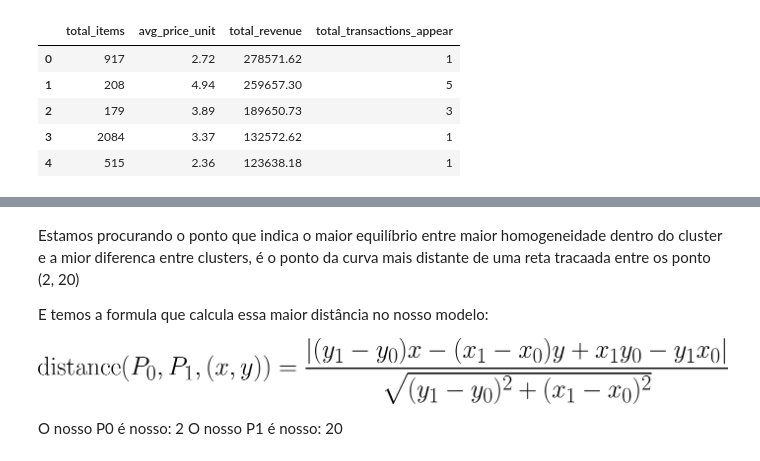
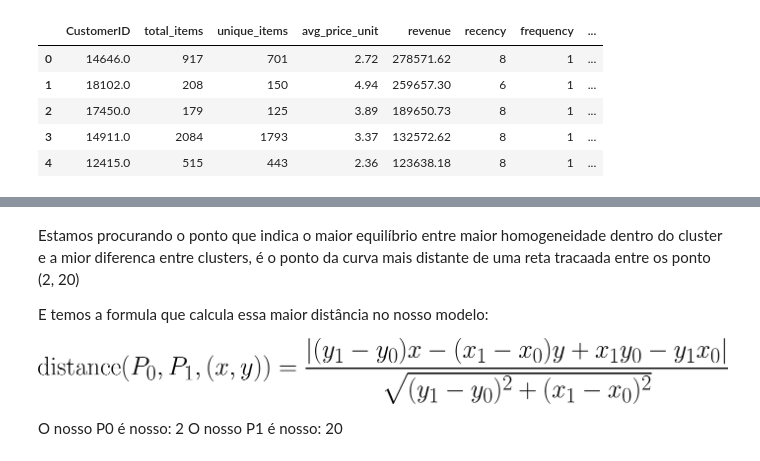
Before and after one commit to will787/retail-e-commerce-evidence, a Jupyter notebook: analytics/client_value.ipynb, the cells around one changed output, grey strips where cells are left out. Saved outputs shown, nothing was run; the diff lists cells and outputs as text; code cells hidden in the pictures.

```diff
--- a/analytics/client_value.ipynb
+++ b/analytics/client_value.ipynb
@@ -19,19 +19,13 @@ from sklearn.linear_model import LinearRegression
 # %%
 conn = sqlite3.connect('../queries/retail.db')
 df = pd.read_sql_query("SELECT * FROM mostvalue_client WHERE CustomerId IS NOT NULL", conn)
 conn.close()
 
-# dropping the variable, because the model will try to measurement the CustomerID.
-# This can be have prior result in the model.
-
-df = df.drop(columns=['CustomerID', 'avg_date', 'max_date', 'min_date', 'unique_items'])
-
-df.isnull().sum()
 df.head()
 # %% [output]
-|  | total_items | avg_price_unit | total_revenue | total_transactions_appear |
-| 0 | 917 | 2.72 | 278571.62 | 1 |
-| 1 | 208 | 4.94 | 259657.30 | 5 |
-| 2 | 179 | 3.89 | 189650.73 | 3 |
-| 3 | 2084 | 3.37 | 132572.62 | 1 |
-| 4 | 515 | 2.36 | 123638.18 | 1 |
+|  | CustomerID | total_items | unique_items | avg_price_unit | revenue | recency | frequency | ... |
+| 0 | 14646.0 | 917 | 701 | 2.72 | 278571.62 | 8 | 1 | ... |
+| 1 | 18102.0 | 208 | 150 | 4.94 | 259657.30 | 6 | 1 | ... |
+| 2 | 17450.0 | 179 | 125 | 3.89 | 189650.73 | 8 | 1 | ... |
+| 3 | 14911.0 | 2084 | 1793 | 3.37 | 132572.62 | 8 | 1 | ... |
+| 4 | 12415.0 | 515 | 443 | 2.36 | 123638.18 | 8 | 1 | ... |
```
Also changed, not shown: parts of 6 cells of this notebook, 4 other files.
